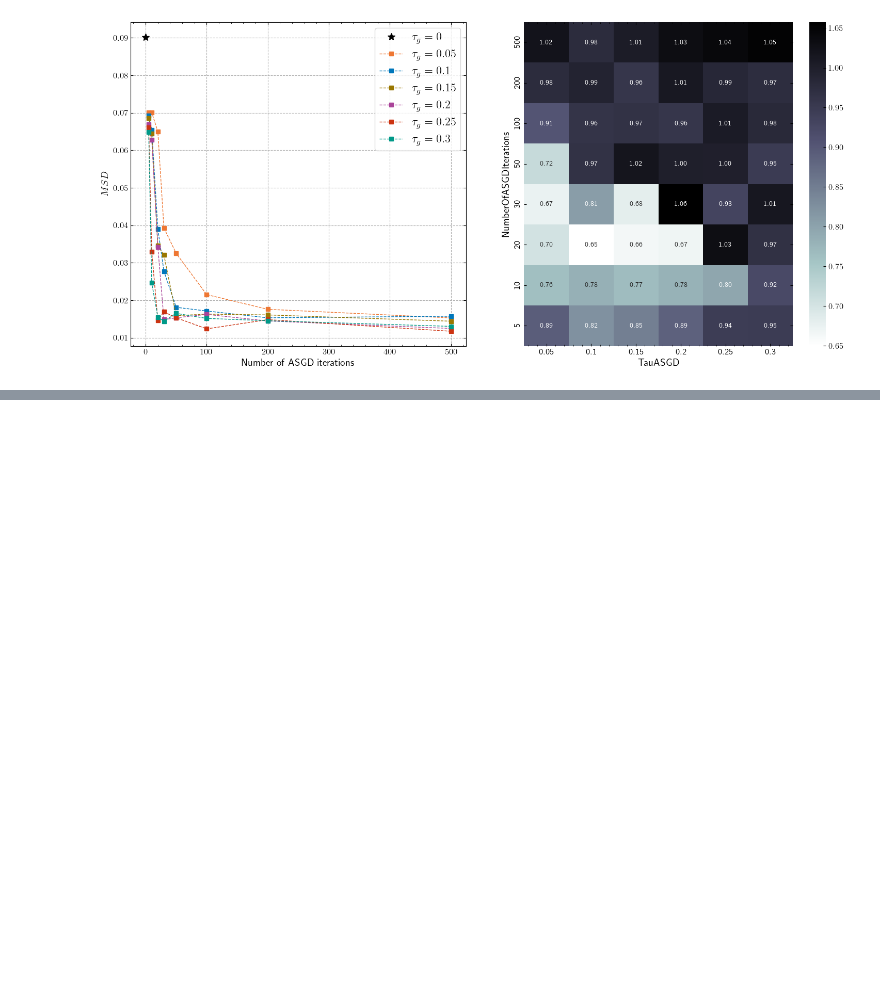
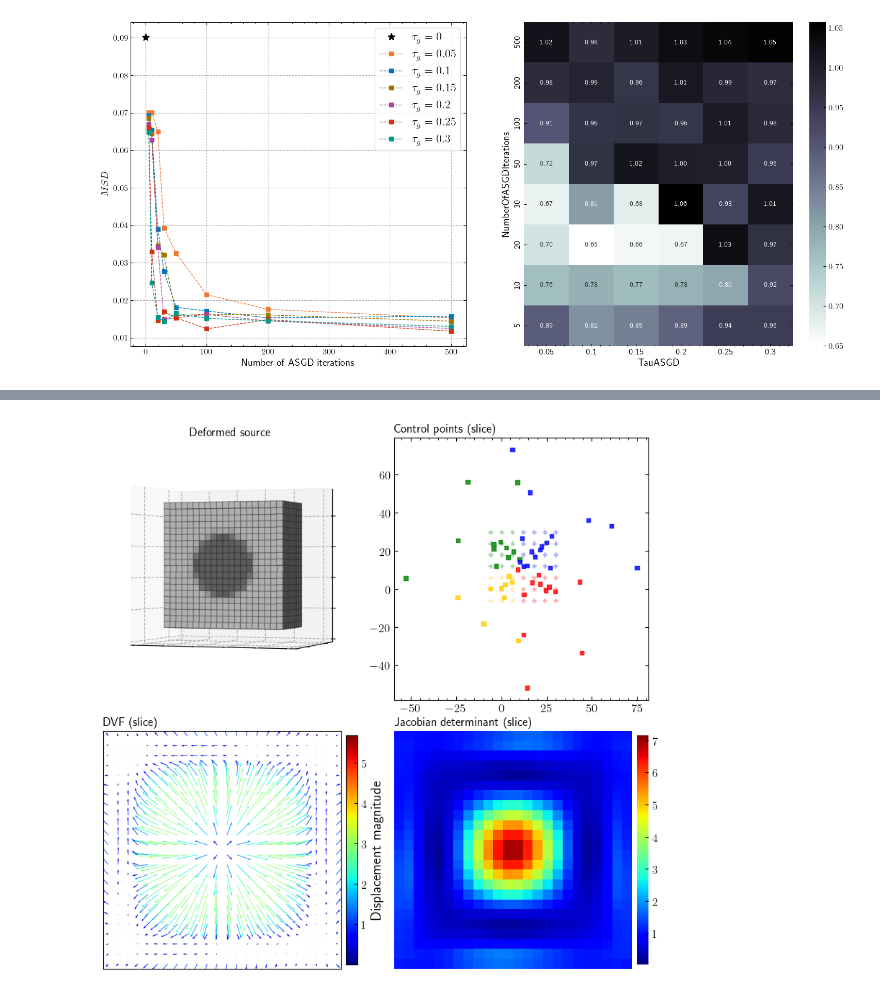
Before and after one commit to joasiee/elastix, a Jupyter notebook: experiments/notebooks/experiments/hybrid.ipynb, the cells around one changed output, grey strips where cells are left out. Cells and saved outputs as stored; diff of their text form; code cells hidden in the pictures; blank space fills up the shorter version.

```diff
--- a/experiments/notebooks/experiments/hybrid.ipynb
+++ b/experiments/notebooks/experiments/hybrid.ipynb
@@ -94,0 +131,7 @@ baseline_runs[0][0].id
+# %%
+from thesispy.experiments.validation import jacobian_determinant, plot_run_result, get_vmin_vmax
+
+hybrid_run = get_run_result("synthetic_1_fair_comparison_hybrid", "2tvp3wy2")
+baseline_run = get_run_result("synthetic_1_fair_comparison", "ccwwhrm7")
+
+clim_dvf, clim_jac = get_vmin_vmax(baseline_run, hybrid_run)
@@ -94,0 +141,6 @@ baseline_runs[0][0].id
+# %%
+from thesispy.experiments.validation import plot_run_result
+
+plot_run_result(hybrid_run, clim_dvf=clim_dvf, clim_jac=clim_jac)
+plt.savefig("hybrid_run.pdf")
+# %% [output]
@@ -94,0 +148 @@ baseline_runs[0][0].id
+[figure, added]
```
Also changed, not shown: parts of 13 cells of this notebook, 6 other files.
